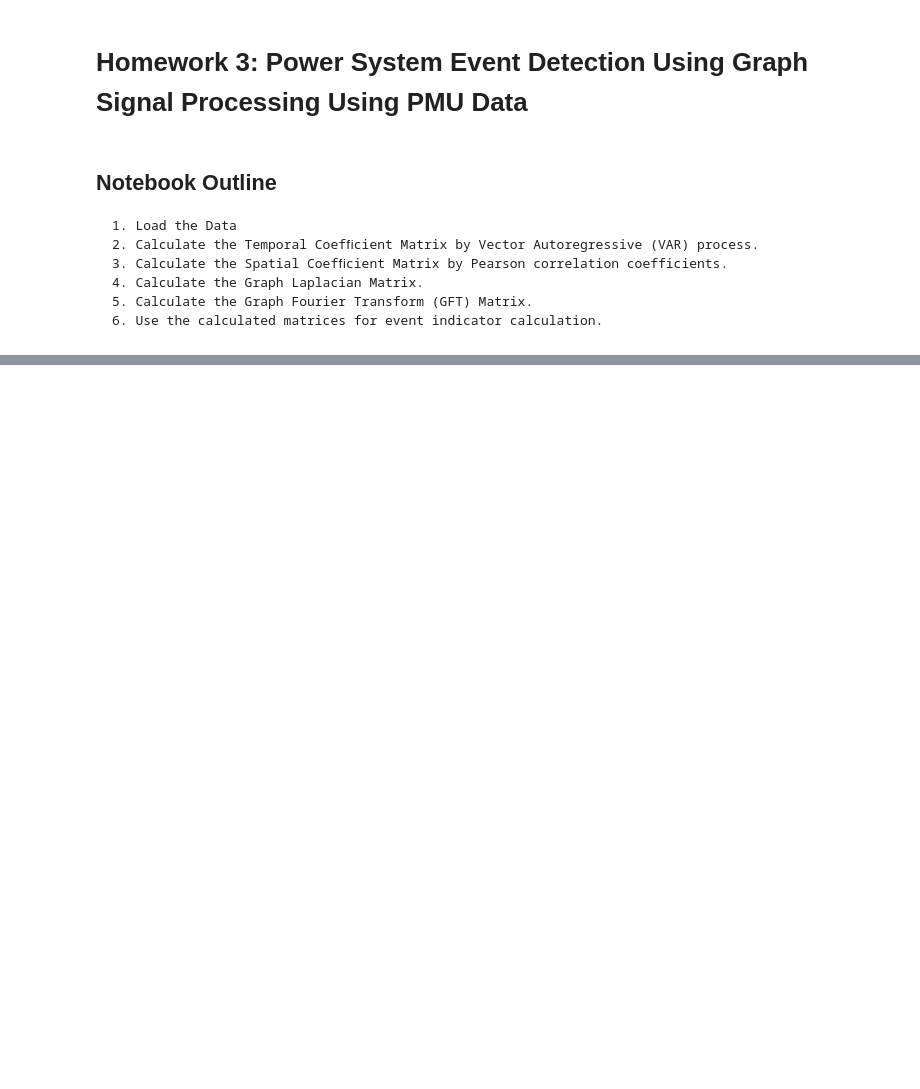
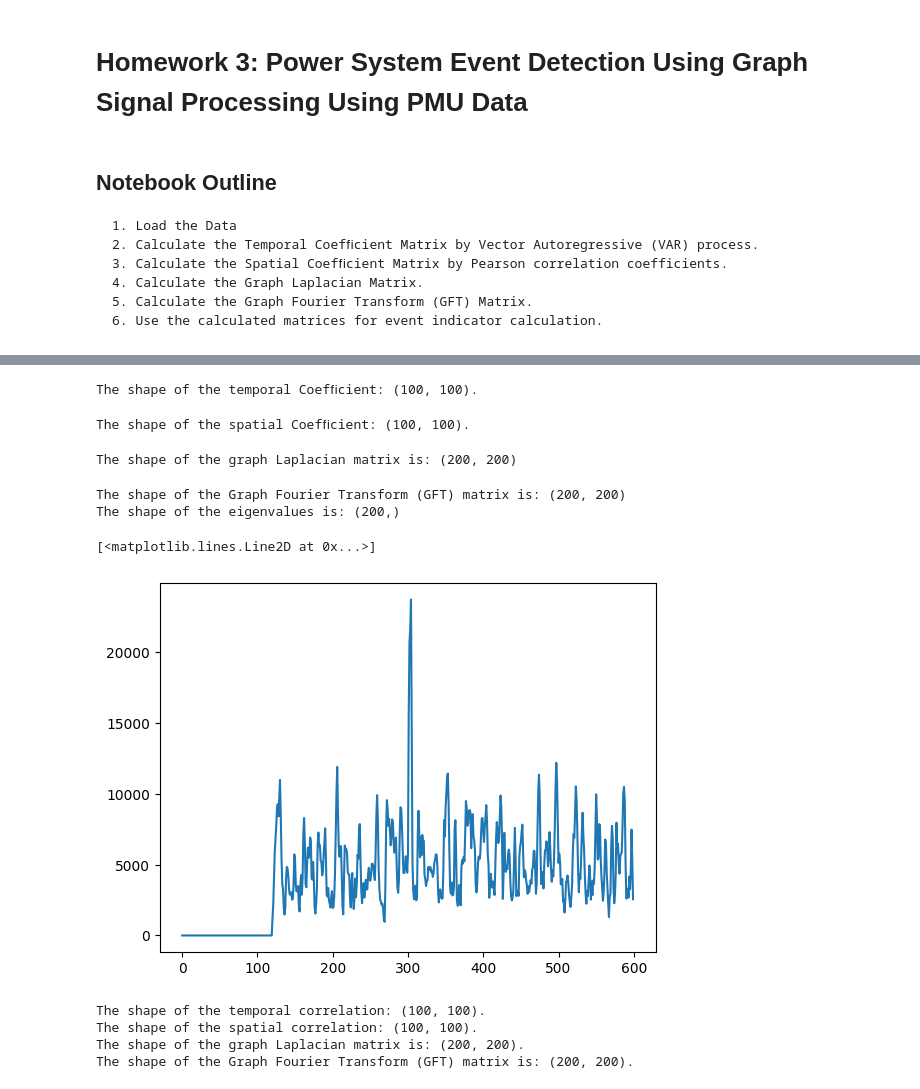
Before and after one commit to MidrarAdham/EPRI_PMU, a Jupyter notebook: hw3/Homework3_Question.ipynb, the cells around one changed output, grey strips where cells are left out. Drawn from its saved outputs; the diff is of its cells as text; code cells hidden in the pictures; blank space fills up the shorter version.

```diff
--- a/hw3/Homework3_Question.ipynb
+++ b/hw3/Homework3_Question.ipynb
@@ -119,8 +127,11 @@ def fit_var_model(train_data, maxlags=1):
         Fit the train_data by VAR model with maxlag = 1
         return the first-order Temporal Coefﬁcient matrix.
     """
+    model = VAR(train_data)
 
-    temporal_weight = ...
+    result = model.fit(maxlags=maxlags)
+
+    temporal_weight = result.params[1:]
 
     ##-----------------------------------------------------------------------##
     ##------------------------------End filling------------------------------##
@@ -130,6 +141,8 @@ def fit_var_model(train_data, maxlags=1):
 # Should be (100, 100)
 temporal_weight = fit_var_model(train_data)
 print(f"The shape of the temporal Coefﬁcient: {temporal_weight.shape}.")
+# %% [output]
+The shape of the temporal Coefﬁcient: (100, 100).
 # %%
 # Calculate the Spatial Coefﬁcient between different PMUs
 
@@ -144,7 +157,8 @@ def get_spatial_weight(train_data):
         2. Set the diagonal of the coefficient matrix to 0
     """
 
-    spatial_weight = ...
+    spatial_weight = np.corrcoef(train_data, rowvar=False)
+    np.fill_diagonal(spatial_weight, 0)
 
     ##-----------------------------------------------------------------------##
     ##------------------------------End filling------------------------------##
@@ -155,6 +169,8 @@ def get_spatial_weight(train_data):
 # Should be (100, 100)
 spatial_weight = get_spatial_weight(train_data)
 print(f"The shape of the spatial Coefﬁcient: {spatial_weight.shape}.")
+# %% [output]
+The shape of the spatial Coefﬁcient: (100, 100).
 # %%
 # Calculate the first-order graph Laplacian matrix
 
@@ -173,9 +189,10 @@ def get_norm_laplacian(spatial_weight, temporal_weight):
             L = D - A
     """
 
-    A = ...
-    D = ...
-    L = ...
+    A = np.block([[spatial_weight, temporal_weight],
+                  [temporal_weight, spatial_weight]])
+    D = np.diag(np.sum(A, axis=1))
+    L = D-A
 
     ##-----------------------------------------------------------------------##
     ##------------------------------End filling------------------------------##
@@ -187,6 +204,8 @@ def get_norm_laplacian(spatial_weight, temporal_weight):
 # Should be (200, 200)
 L = get_norm_laplacian(spatial_weight, temporal_weight)
 print(f"The shape of the graph Laplacian matrix is: {L.shape}")
+# %% [output]
+The shape of the graph Laplacian matrix is: (200, 200)
 # %%
 # Calculate the Graph Fourier Transform (GFT) matrix
 
@@ -201,9 +220,11 @@ def get_gft_transformation(L):
         Get the eigenvectors and eigenvalue of the graph Laplacian matrix
         return the sorted eigenvectors matrix (as transformation matrix) and eigenvalues.
     """
-
-    eig_sort = ...
-    transform_matrix = ...
+    # Get the eigenvectors and eigenvalue of the graph Laplacian matrix
+    eig_values, eig_vectors = np.linalg.eigh(L)
+    idx_sort = np.argsort(eig_values)
+    eig_sort = eig_values[idx_sort]
+    transform_matrix = eig_vectors[:, idx_sort]
 
     ##-----------------------------------------------------------------------##
     ##------------------------------End filling------------------------------##
@@ -215,6 +236,9 @@ def get_gft_transformation(L):
 transform_matrix, eig_sort = get_gft_transformation(L)
 print(f"The shape of the Graph Fourier Transform (GFT) matrix is: {transform_matrix.shape}")
 print(f"The shape of the eigenvalues is: {eig_sort.shape}")
+# %% [output]
+The shape of the Graph Fourier Transform (GFT) matrix is: (200, 200)
+The shape of the eigenvalues is: (200,)
 # %%
 # Calculate the event indicator on Single channel
 
@@ -233,35 +257,38 @@ def calculate_single_channel_indicator(test_channel, transform_matrix, eig_sort)
         window_sigma = window_data.std(axis=0)
         window_mu = window_data.mean(axis=0)
         window_sigma[window_sigma <= 0.01] = 1
 
         # Normalize the current timestamp and previous timestamp
         graph_signal = np.divide(test_channel[ts - graph_window_size: ts] - window_mu, window_sigma)
         graph_signal = graph_signal.flatten()
 
         ##-----------------------------------------------------------------------##
         ##---------------------Students start filling below----------------------##
         ##-----------------------------------------------------------------------##
 
         # Use the Graph Fourier Transform (GFT) matrix to transform the PMU data
         """ graph_fourier = transform_matrix dot graph_signal """
-        graph_fourier = ...
+        graph_fourier = np.dot(transform_matrix, graph_signal)
 
         # Use the eigenvalues and "graph_fourier" to get the event indicator
         """ event_indicator = eigenvalues dot abs(graph_fourier) """
-        fourier_sig_sum = ...
+        fourier_sig_sum = np.dot(eig_sort, np.abs(graph_fourier))
 
         ##-----------------------------------------------------------------------##
         ##------------------------------End filling------------------------------##
         ##-----------------------------------------------------------------------##
 
         # Append the current timestamp's result to the array
         indicator = np.append(indicator, fourier_sig_sum)
 
     return indicator
 
 
 indicator = calculate_single_channel_indicator(test_channel, transform_matrix, eig_sort)
 plt.plot(indicator)
+# %% [output]
+[<matplotlib.lines.Line2D at 0x...>]
+[figure, added]
 # %%
 # Combine the above implemented method together, calculate the event indicator over all channels of one event sample
 
@@ -293,6 +320,11 @@ def calculate_event_indicator(single_event, train_steps=120):
 
 single_event = voltage_tensor[0]
 single_event_res = calculate_event_indicator(single_event, train_steps=120)
+# %% [output]
+The shape of the temporal correlation: (100, 100).
+The shape of the spatial correlation: (100, 100).
+The shape of the graph Laplacian matrix is: (200, 200).
+The shape of the Graph Fourier Transform (GFT) matrix is: (200, 200).
 # %%
 # Plot the result
 
```
Also changed, not shown: parts of 4 cells of this notebook, 3 other files.
